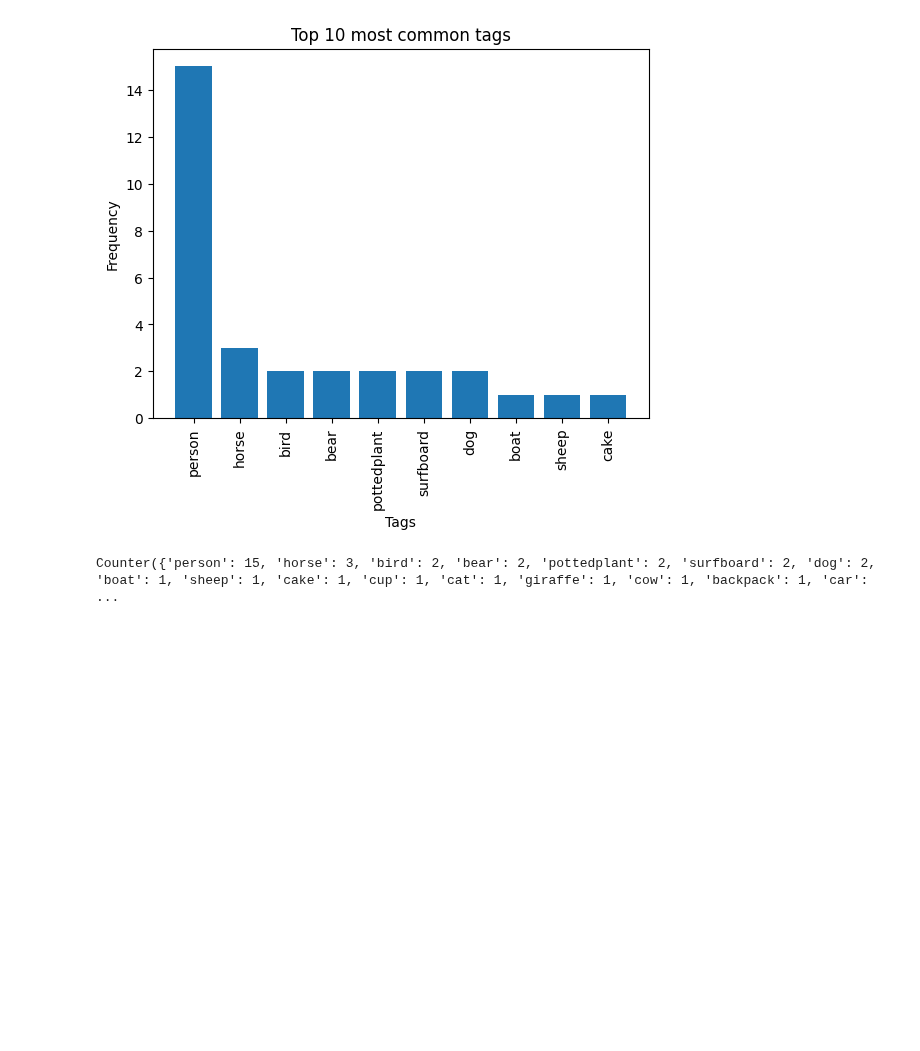
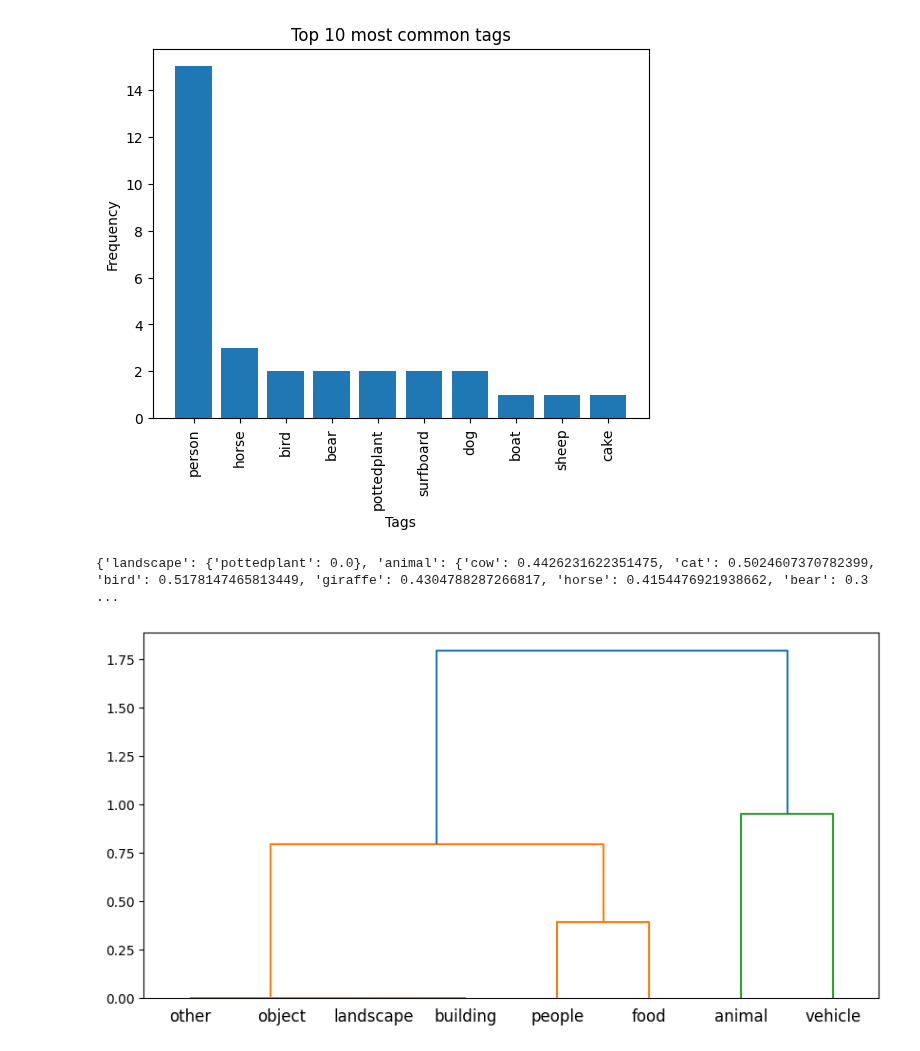
Before and after one commit to TeissierYannis/CPE-bigdata-TDM-project, a Jupyter notebook: data_viz/stats.ipynb, the cells around one changed output. Cells and saved outputs as stored; diff of their text form; code cells hidden in the pictures; blank space fills up the shorter version.

Commit message:
add images hierarchical graph by defined categories and user profile interface init

```diff
--- a/data_viz/stats.ipynb
+++ b/data_viz/stats.ipynb
@@ -502,9 +504,54 @@ plt.xticks(rotation=90)
 plt.show()
 # %% [output]
 [figure]
-# %%
-print(Counter(list(itertools.chain.from_iterable(
-    [ast.literal_eval(t) for t in dict_metadata['tags']]
-))))
-# %% [output]
-Counter({'person': 15, 'horse': 3, 'bird': 2, 'bear': 2, 'pottedplant': 2, 'surfboard': 2, 'dog': 2, 'boat': 1, 'sheep': 1, 'cake': 1, 'cup': 1, 'cat': 1, 'giraffe': 1, 'cow': 1, 'backpack': 1, 'car': ...
+# %%
+tags = set(list(itertools.chain.from_iterable([ast.literal_eval(t) for t in dict_metadata['tags']])))
+
+try:
+    nlp = spacy.load("en_core_web_lg")  # load pre-trained word embedding model
+except OSError:
+    !python -m spacy download en_core_web_lg
+
+categories = {
+    "landscape" : {}, "animal" : {}, "people" : {}, "food" : {}, "building" : {}, "vehicle" : {}, "object" : {}, "other" : {}
+}
+
+# categorize words based on similarity to category prototypes
+for word in tags:
+    # find the most similar category prototype for the word
+    max_similarity = -1
+    chosen_category = "other"
+    for category in categories:
+        similarity = nlp(word).similarity(nlp(category))
+        if similarity > max_similarity:
+            max_similarity = similarity
+            chosen_category = category
+
+    # add the word into the appropriate category dictionary
+    categories[chosen_category].update({word : max_similarity})
+
+print(categories)
+# %% [output]
+{'landscape': {'pottedplant': 0.0}, 'animal': {'cow': 0.4426231622351475, 'cat': 0.5024607370782399, 'bird': 0.5178147465813449, 'giraffe': 0.4304788287266817, 'horse': 0.4154476921938662, 'bear': 0.3 ...
+# %%
+import matplotlib.pyplot as plt
+from scipy.cluster.hierarchy import dendrogram, linkage
+import numpy as np
+
+# Convert the dictionary into a numpy array
+def dict_to_array(categories):
+    arr = np.zeros((len(categories), len(categories)))
+    for i, (cat, subcat) in enumerate(categories.items()):
+        for j, (subcat, val) in enumerate(subcat.items()):
+            arr[i,j] = val
+    return arr
+
+# Generate the linkage matrix
+Z = linkage(dict_to_array(categories), 'ward')
+
+# Plot the dendrogram
+fig = plt.figure(figsize=(10, 5))
+dn = dendrogram(Z, labels=list(categories.keys()))
+plt.show()
+# %% [output]
+[figure, added]
```
Also changed, not shown: parts of 2 cells of this notebook.
